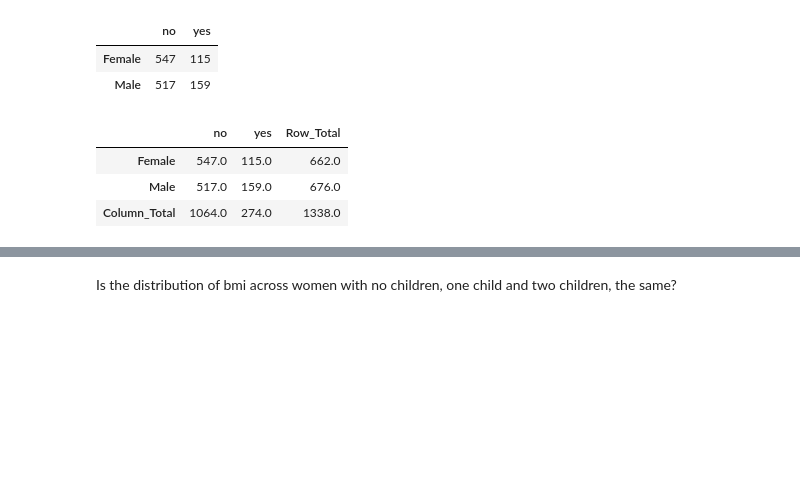
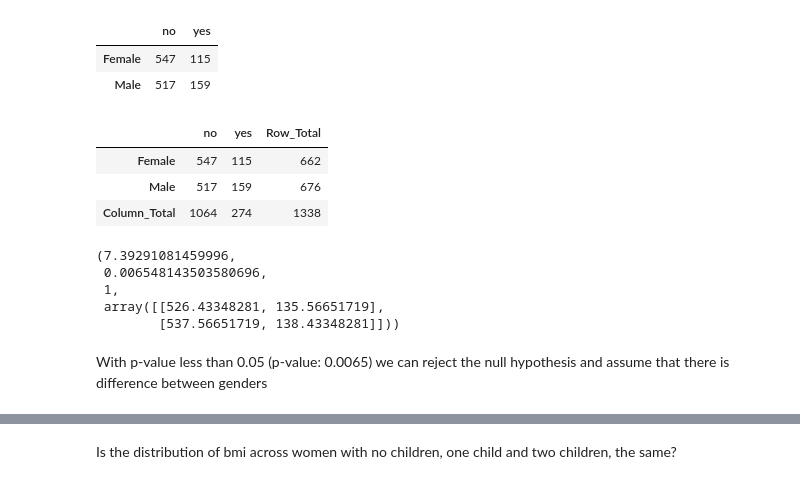
Before and after one commit to RochaErik/Medical-Data, a Jupyter notebook: Medical_data.ipynb, the cells around one changed output, grey strips where cells are left out. Drawn from its saved outputs; the diff is of its cells as text; code cells hidden in the pictures; blank space fills up the shorter version.

Commit message:
Chi-squared test

```diff
--- a/Medical_data.ipynb
+++ b/Medical_data.ipynb
@@ -396,13 +396,8 @@ df_smk
 |  | no | yes |
 | Female | 547 | 115 |
 | Male | 517 | 159 |
+# %%
+df_smk_total = df_smk.copy()
 # %%
-df_smk.loc['Column_Total']= df_smk.sum(numeric_only=True, axis=0)
-df_smk.loc[:,'Row_Total'] = df_smk.sum(numeric_only=True, axis=1)
+df_smk_total.loc['Column_Total']= df_smk_total.sum(numeric_only=True, axis=0)
+df_smk_total.loc[:,'Row_Total'] = df_smk_total.sum(numeric_only=True, axis=1)
-# %%
-df_smk
-# %% [output]
-|  | no | yes | Row_Total |
-| Female | 547.0 | 115.0 | 662.0 |
-| Male | 517.0 | 159.0 | 676.0 |
-| Column_Total | 1064.0 | 274.0 | 1338.0 |
@@ -411,3 +404,28 @@ df_smk
+# %%
+df_smk_total
+# %% [output]
+|  | no | yes | Row_Total |
+| Female | 547 | 115 | 662 |
+| Male | 517 | 159 | 676 |
+| Column_Total | 1064 | 274 | 1338 |
+# %%
+# chi-squared test
+# return the 'chi-squared stats', 'p-valor', and degrees of freedom
+
+# h0: There is no statistical difference between smokers by gender
+# h1: There is statistical difference between the two groups
+
+from scipy.stats import chi2_contingency
+
+chi2_contingency(df_smk)
+# %% [output]
+(7.39291081459996,
+ 0.006548143503580696,
+ 1,
+ array([[526.43348281, 135.56651719],
+        [537.56651719, 138.43348281]]))
+# %% [markdown]
+With p-value less than 0.05 (p-value: 0.0065) we can reject the null hypothesis and assume that there is difference between genders
 # %%
 # Number of no smokers of each genre
 
```
Also changed, not shown: parts of 5 cells of this notebook.
